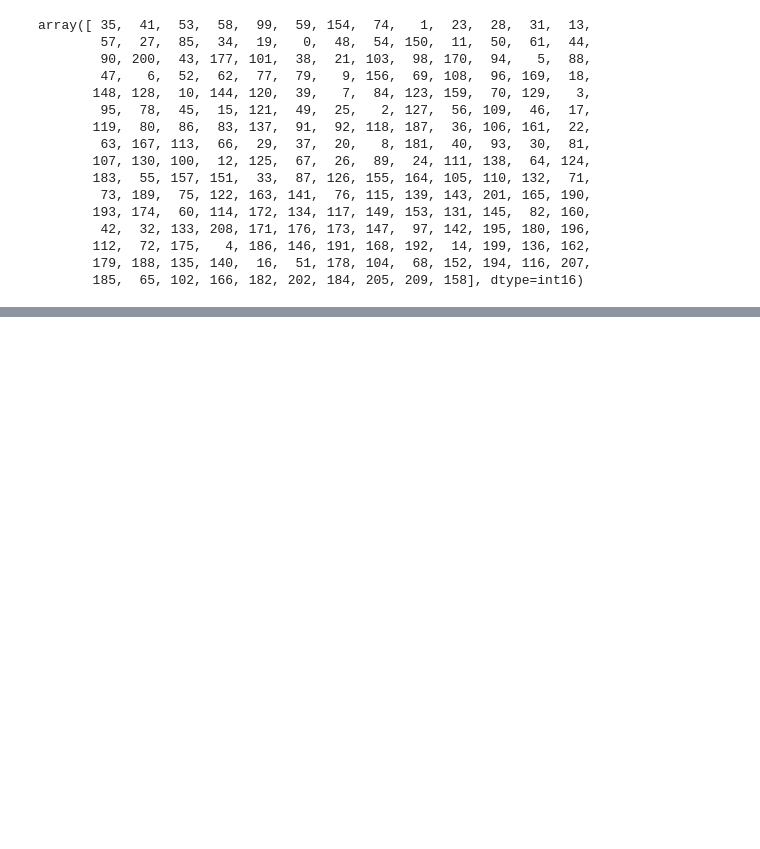
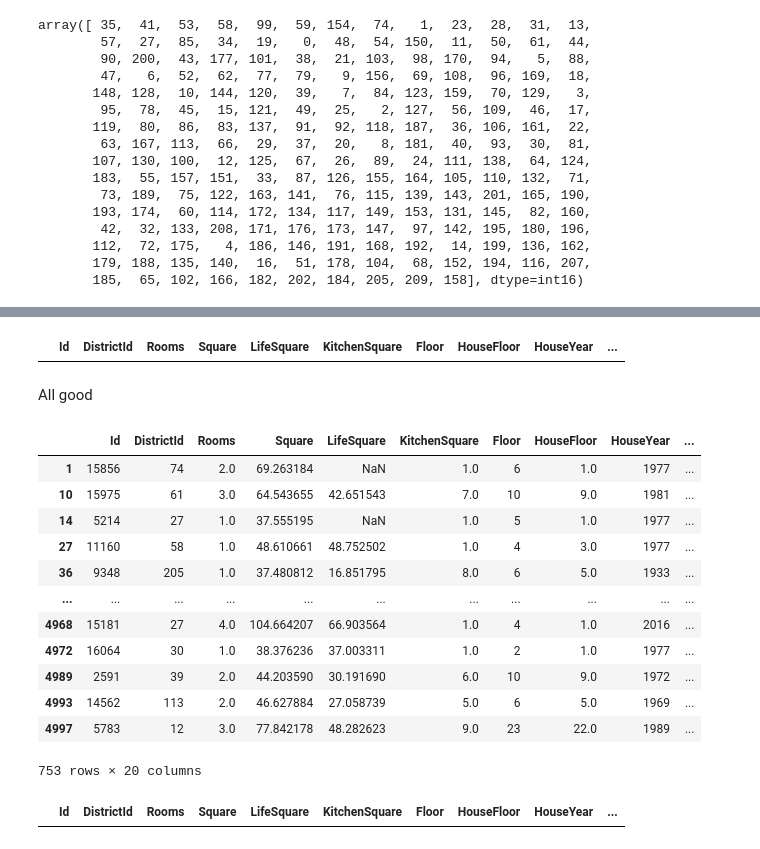
Before and after one commit to zhr9k/libs-for-data-science, a Jupyter notebook: kursach.ipynb, the cells around one changed output, grey strips where cells are left out. Cells and saved outputs as stored; diff of their text form; code cells hidden in the pictures; blank space fills up the shorter version.

```diff
--- a/kursach.ipynb
+++ b/kursach.ipynb
@@ -712,0 +782,4 @@ Name: DistrictId, Length: 10000, dtype: float64
+# %%
+df_test = pd.read_csv(raw_test)
+# %%
+df_test = reduce_mem_usage(df_test)
@@ -712,0 +802,26 @@ Name: DistrictId, Length: 10000, dtype: float64
+# %%
+df_test.loc[df_test['HouseYear'] > 2021]
+# %% [output]
+|  | Id | DistrictId | Rooms | Square | LifeSquare | KitchenSquare | Floor | HouseFloor | HouseYear | ... |
+# %% [markdown]
+All good
+# %%
+df_test.loc[df_test['HouseFloor'] == 0, 'HouseFloor'] = df_test.loc[df_test['HouseFloor'] == 0, 'Floor']
+# %%
+df_test['FloorPos'] = df_test['Floor'] / df_test['HouseFloor']
+# %%
+df_test.loc[df_test['FloorPos'] > 1]
+# %% [output]
+|  | Id | DistrictId | Rooms | Square | LifeSquare | KitchenSquare | Floor | HouseFloor | HouseYear | ... |
+| 1 | 15856 | 74 | 2.0 | 69.263184 | NaN | 1.0 | 6 | 1.0 | 1977 | ... |
+| 10 | 15975 | 61 | 3.0 | 64.543655 | 42.651543 | 7.0 | 10 | 9.0 | 1981 | ... |
+| 14 | 5214 | 27 | 1.0 | 37.555195 | NaN | 1.0 | 5 | 1.0 | 1977 | ... |
+| 27 | 11160 | 58 | 1.0 | 48.610661 | 48.752502 | 1.0 | 4 | 3.0 | 1977 | ... |
+| 36 | 9348 | 205 | 1.0 | 37.480812 | 16.851795 | 8.0 | 6 | 5.0 | 1933 | ... |
+| ... | ... | ... | ... | ... | ... | ... | ... | ... | ... | ... |
+| 4968 | 15181 | 27 | 4.0 | 104.664207 | 66.903564 | 1.0 | 4 | 1.0 | 2016 | ... |
+| 4972 | 16064 | 30 | 1.0 | 38.376236 | 37.003311 | 1.0 | 2 | 1.0 | 1977 | ... |
+| 4989 | 2591 | 39 | 2.0 | 44.203590 | 30.191690 | 6.0 | 10 | 9.0 | 1972 | ... |
+| 4993 | 14562 | 113 | 2.0 | 46.627884 | 27.058739 | 5.0 | 6 | 5.0 | 1969 | ... |
+| 4997 | 5783 | 12 | 3.0 | 77.842178 | 48.282623 | 9.0 | 23 | 22.0 | 1989 | ... |
+753 rows × 20 columns
@@ -712,0 +834,4 @@ Name: DistrictId, Length: 10000, dtype: float64
+# %%
+df_test.loc[df_test['FloorPos'] > 1]
+# %% [output]
+|  | Id | DistrictId | Rooms | Square | LifeSquare | KitchenSquare | Floor | HouseFloor | HouseYear | ... |
```
Also changed, not shown: parts of 67 cells of this notebook.
